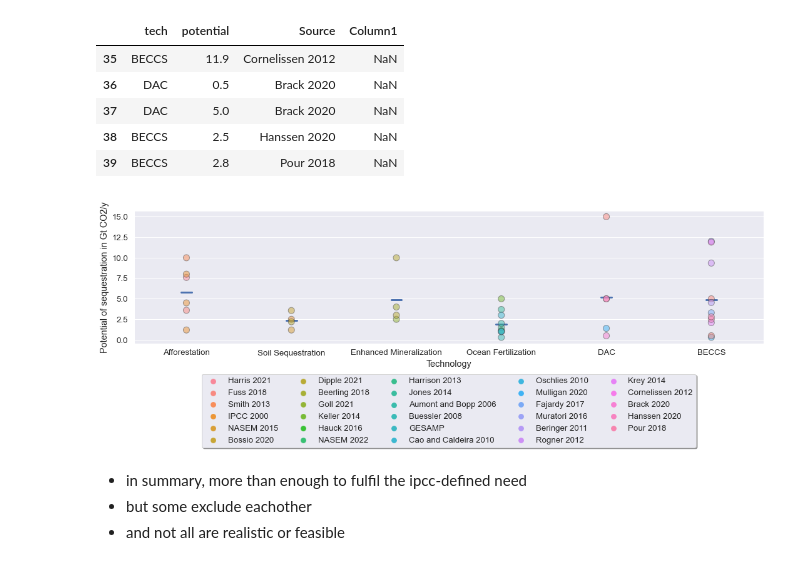
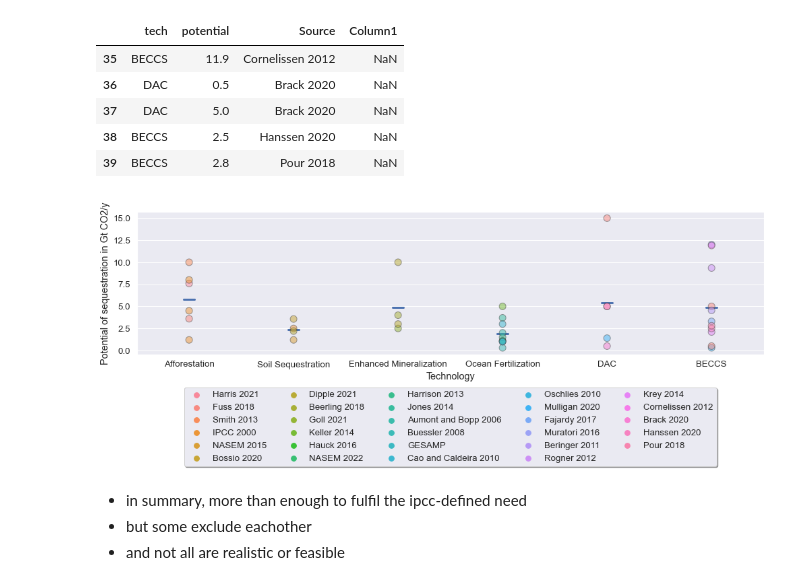
Before and after one commit to thimomerke/carbon-removal-technologies-potential-cost, a Jupyter notebook: potential.ipynb, the cells around one changed output. Saved outputs shown, nothing was run; the diff lists cells and outputs as text; code cells hidden in the pictures.

```diff
--- a/potential.ipynb
+++ b/potential.ipynb
@@ -18,19 +18,19 @@ cost_data.tail()
 # %%
 spec = dict(x="tech", y="potential", data=cost_data)
 
-plt.figure(figsize=(15,6))
+plt.figure(figsize=(14,6))
 sns.set(font_scale=1.2)
 sns.color_palette("tab10")
 
 plot = sns.stripplot(**spec, size=4, jitter=False, s=10, linewidth=1, alpha=.5, hue="Source")
 interval = sns.pointplot(**spec, join=False, ci=0, capsize=0.1, scale=0)
 plt.legend(loc='upper center', bbox_to_anchor=(0.5, -0.2),
           fancybox=True, shadow=True, ncol=5)
 plot.set(xlabel ="Technology", ylabel = "Potential of sequestration in Gt CO2/y")
 plt.tight_layout()
 plt.savefig("potential.svg")
 # %% [output]
-[figure, old version]
+[figure, new version]
 # %% [markdown]
 - in summary, more than enough to fulfil the ipcc-defined need
 - but some exclude eachother
```
Also changed, not shown: 7 other files.
